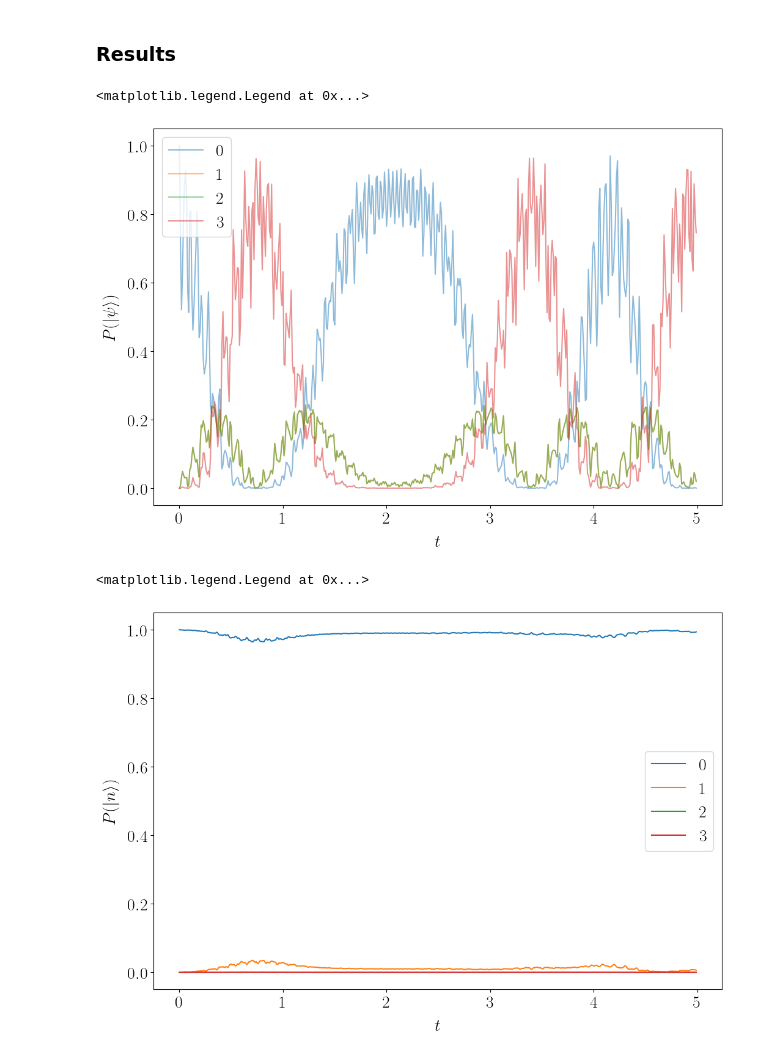
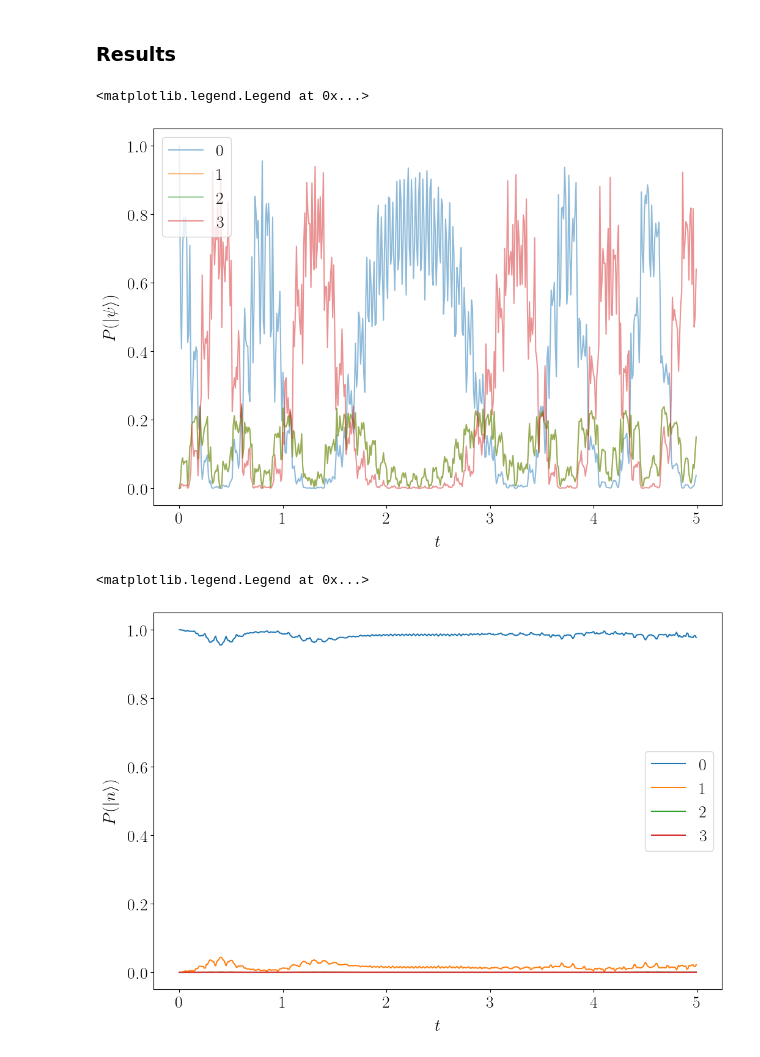
Before and after one commit to OpenQuantumDesign/oqd-trical, a Jupyter notebook: examples/8_example_molmer_sorenson.ipynb, the cells around one changed output. Cells and saved outputs as stored; diff of their text form; code cells hidden in the pictures.

```diff
--- a/examples/8_example_molmer_sorenson.ipynb
+++ b/examples/8_example_molmer_sorenson.ipynb
@@ -120,14 +120,14 @@ system = System(
     modes=[COM_x],
 )
 
-Omega = 2 * np.pi * 10
+Omega = 2 * np.pi * 5
 Delta = 2 * np.pi * 25
-mu = 2 * np.pi * 0.12
+mu = 2 * np.pi * 0.11
 
 
 beam = Beam(
     transition=transitions[0],
-    rabi=Omega,
+    rabi=2 * Omega,
     detuning=Delta,
     phase=0,
     polarization=[0, 1, 0],
@@ -157,7 +157,7 @@ beam3 = Beam(
 
 beam4 = Beam(
     transition=transitions[0],
-    rabi=Omega,
+    rabi=2 * Omega,
     detuning=Delta,
     phase=0,
     polarization=[0, 1, 0],
@@ -185,35 +185,8 @@ beam6 = Beam(
     target=1,
 )
 
-
-beam7 = Beam(
-    transition=transitions[0],
-    rabi=2 * np.pi * 5,
-    detuning=2 * np.pi * 25,
-    phase=0,
-    polarization=[1, 0, 0],
-    wavevector=[0, 1, 0],
-    target=0,
-)
-
-beam8 = Beam(
-    transition=transitions[2],
-    rabi=2 * pi * 5,
-    detuning=2 * np.pi * 25,
-    phase=0,
-    polarization=[1, 0, 0],
-    wavevector=[0, 1, 0],
-    target=0,
-)
-
 protocol = SequentialProtocol(
     sequence=[
-        # ParallelProtocol(
-        #     sequence=[
-        #         Pulse(beam=beam7, duration=1.3),
-        #         Pulse(beam=beam8, duration=1.3),
-        #     ]
-        # ),
         ParallelProtocol(
             sequence=[
                 Pulse(beam=beam, duration=5),
@@ -304,25 +278,25 @@ ax.set_ylabel(r"$P(| \psi \rangle)$", labelpad=10)
 ax.legend()
 # %% [output]
 <matplotlib.legend.Legend at 0x...>
-[figure, old version]
+[figure, new version]
 # %%
 k = slice(None, None, 1)
 
 fig = plt.figure()
 
 ax = fig.subplots(1, 1, sharex=True)
 
 ax.plot(
     result["tspan"][k],
-    [s.ptrace(2).diag()[:4] for s in result["states"][k]],
-    label=range(4),
+    [s.ptrace(2).diag() for s in result["states"][k]],
+    label=range(fock_cutoff),
 )
 
 
 ax.set_xlabel(r"$t$", labelpad=10)
 ax.set_ylabel(r"$P(| n \rangle)$", labelpad=10)
 
 ax.legend()
 # %% [output]
 <matplotlib.legend.Legend at 0x...>
-[figure, old version]
+[figure, new version]
```
Also changed, not shown: parts of 2 cells of this notebook, 4 other files.
